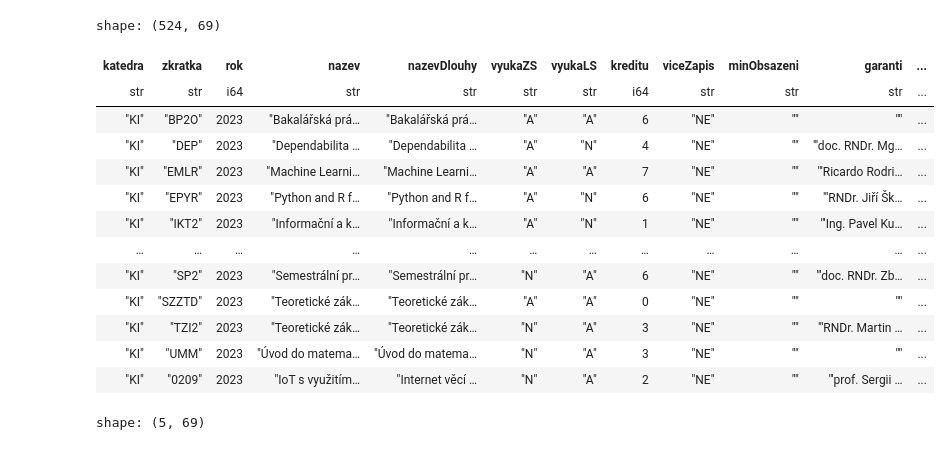
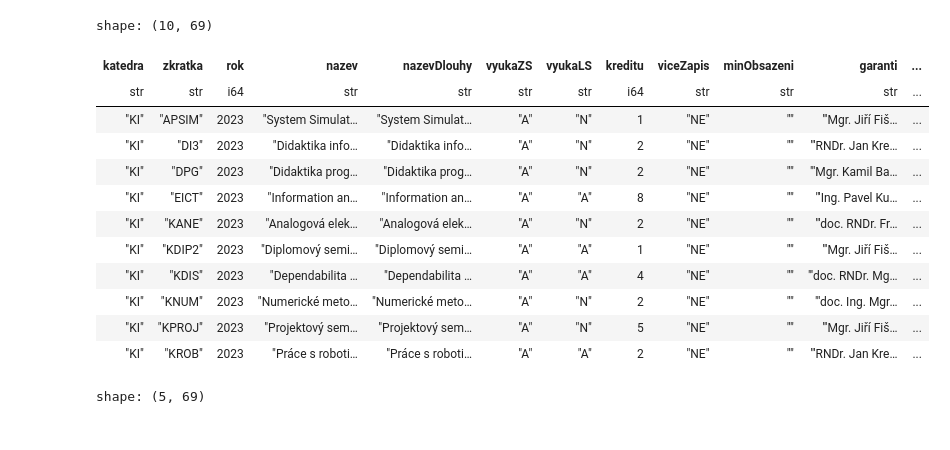
Before and after one commit to MFVS/kontrola-rozvrhu-extended, a Jupyter notebook: stag_bombator1.1.b1.ipynb, the cells around one changed output. Cells and saved outputs as stored; diff of their text form; code cells hidden in the pictures.

```diff
--- a/stag_bombator1.1.b1.ipynb
+++ b/stag_bombator1.1.b1.ipynb
@@ -5,39 +5,47 @@ from pprint import pprint
 def fix_str_to_int(data:pl.DataFrame, fix_list:list, type:any=pl.Int64):
     conversion_dict = {column:pl.Int64 for column in fix_list}
     data = data.with_columns(pl.col(fix_list).str.split(","))
+    data = data.with_columns(pl.col(fix_list).list.eval(pl.element().str.strip()))
+    data = data.with_columns(pl.col(fix_list).list.eval(pl.element().cast(pl.Int64, strict=False)))
 
-    # data = data.with_columns(pl.col(fix_list).cast(pl.List))
-
-    # for column in fix_list:
-    #     data = data.explode(column)
+    for column in fix_list:
+        data = data.with_columns(pl.when(pl.col(column).list.eval(pl.element().is_null()).list.any()).then(None).otherwise(pl.col(column)).alias("bools"))
+        data = data.select(replace(data, data.get_column_index(column), "bools")).rename({"bools":column})
 
     # data = data.with_columns(pl.col(fix_list).str.strip().str.replace("","0")).cast(conversion_dict)
 
     return data
+
+
+# Abych nebyl nařčen z plagiátorství, zdroj: https://stackoverflow.com/questions/75954280/how-to-change-the-position-of-a-single-column-in-python-polars-library
+def replace(df, new_position, col_name):
+    neworder=df.columns
+    neworder.pop(new_position)
+    neworder.remove(col_name)
+    neworder.insert(new_position,col_name)
+    return neworder
 # %%
 rozvrh_by_kat = pl.read_csv("source_tables/getRozvrhByKatedra-2023-03-15-17-47.csv").drop("semestr").unique().rename({"predmet" : "zkratka"})
 rozvrh_by_kat = fix_str_to_int(rozvrh_by_kat, ["ucitIdno.ucitel", "vsichniUciteleUcitIdno"])
 #print(rozvrh_by_kat.head())
 predmety_by_kat = pl.read_csv("source_tables/getPredmetyByKatedraFullInfo-2023-03-15-17-40.csv").drop("semestr").unique().drop(["pocetStudentu", "aSkut", "bSkut", "cSkut"])
 predmety_by_kat = fix_str_to_int(predmety_by_kat, ["garantiUcitIdno", "prednasejiciUcitIdno", "cviciciUcitIdno", "seminariciUcitIdno", "hodZaSemKombForma"])
-#predmety_by_kat = predmety_by_kat.with_columns(pl.col("garantiUcitIdno").str.split(",")).explode("garantiUcitIdno").with_columns(pl.col("garantiUcitIdno").str.strip().str.replace("","0")).cast({"garantiUcitIdno":pl.Int32})
-predmety_by_kat
+predmety_by_kat.head(10)
 #predmety_by_kat = pl.read_excel("source_tables/getPredmetyByKatedraFullInfo-2023-03-15-17-40.xlsx", sheet_id=1, engine="openpyxl").drop("semestr").unique().drop(["pocetStudentu", "aSkut", "bSkut", "cSkut"])
 # %% [output]
-shape: (524, 69)
+shape: (10, 69)
 | katedra | zkratka | rok | nazev | nazevDlouhy | vyukaZS | vyukaLS | kreditu | viceZapis | minObsazeni | garanti | ... |
 | str | str | i64 | str | str | str | str | i64 | str | str | str | ... |
-| "KI" | "BP2O" | 2023 | "Bakalářská prá… | "Bakalářská prá… | "A" | "A" | 6 | "NE" | "" | "" | ... |
-| "KI" | "DEP" | 2023 | "Dependabilita … | "Dependabilita … | "A" | "N" | 4 | "NE" | "" | "'doc. RNDr. Mg… | ... |
-| "KI" | "EMLR" | 2023 | "Machine Learni… | "Machine Learni… | "A" | "A" | 7 | "NE" | "" | "'Ricardo Rodri… | ... |
-| "KI" | "EPYR" | 2023 | "Python and R f… | "Python and R f… | "A" | "N" | 6 | "NE" | "" | "'RNDr. Jiří Šk… | ... |
-| "KI" | "IKT2" | 2023 | "Informační a k… | "Informační a k… | "A" | "N" | 1 | "NE" | "" | "'Ing. Pavel Ku… | ... |
-| … | … | … | … | … | … | … | … | … | … | … | ... |
-| "KI" | "SP2" | 2023 | "Semestrální pr… | "Semestrální pr… | "N" | "A" | 6 | "NE" | "" | "'doc. RNDr. Zb… | ... |
-| "KI" | "SZZTD" | 2023 | "Teoretické zák… | "Teoretické zák… | "A" | "A" | 0 | "NE" | "" | "" | ... |
-| "KI" | "TZI2" | 2023 | "Teoretické zák… | "Teoretické zák… | "N" | "A" | 3 | "NE" | "" | "'RNDr. Martin … | ... |
-| "KI" | "UMM" | 2023 | "Úvod do matema… | "Úvod do matema… | "N" | "A" | 3 | "NE" | "" | "" | ... |
-| "KI" | "0209" | 2023 | "IoT s využitím… | "Internet věcí … | "N" | "A" | 2 | "NE" | "" | "'prof. Sergii … | ... |
+| "KI" | "APSIM" | 2023 | "System Simulat… | "System Simulat… | "A" | "N" | 1 | "NE" | "" | "'Mgr. Jiří Fiš… | ... |
+| "KI" | "DI3" | 2023 | "Didaktika info… | "Didaktika info… | "A" | "N" | 2 | "NE" | "" | "'RNDr. Jan Kre… | ... |
+| "KI" | "DPG" | 2023 | "Didaktika prog… | "Didaktika prog… | "A" | "N" | 2 | "NE" | "" | "'Mgr. Kamil Ba… | ... |
+| "KI" | "EICT" | 2023 | "Information an… | "Information an… | "A" | "A" | 8 | "NE" | "" | "'Ing. Pavel Ku… | ... |
+| "KI" | "KANE" | 2023 | "Analogová elek… | "Analogová elek… | "A" | "N" | 2 | "NE" | "" | "'doc. RNDr. Fr… | ... |
+| "KI" | "KDIP2" | 2023 | "Diplomový semi… | "Diplomový semi… | "A" | "A" | 1 | "NE" | "" | "'Mgr. Jiří Fiš… | ... |
+| "KI" | "KDIS" | 2023 | "Dependabilita … | "Dependabilita … | "A" | "A" | 4 | "NE" | "" | "'doc. RNDr. Mg… | ... |
+| "KI" | "KNUM" | 2023 | "Numerické meto… | "Numerické meto… | "A" | "N" | 2 | "NE" | "" | "'doc. Ing. Mgr… | ... |
+| "KI" | "KPROJ" | 2023 | "Projektový sem… | "Projektový sem… | "A" | "N" | 5 | "NE" | "" | "'Mgr. Jiří Fiš… | ... |
+| "KI" | "KROB" | 2023 | "Práce s roboti… | "Práce s roboti… | "A" | "A" | 2 | "NE" | "" | "'RNDr. Jan Kre… | ... |
 # %%
 # qr = ~pl.all().is_duplicated()
 # rozvrh_by_kat = rozvrh_by_kat.filter(qr)
```
Also changed, not shown: parts of 14 cells of this notebook, 10 other files.
